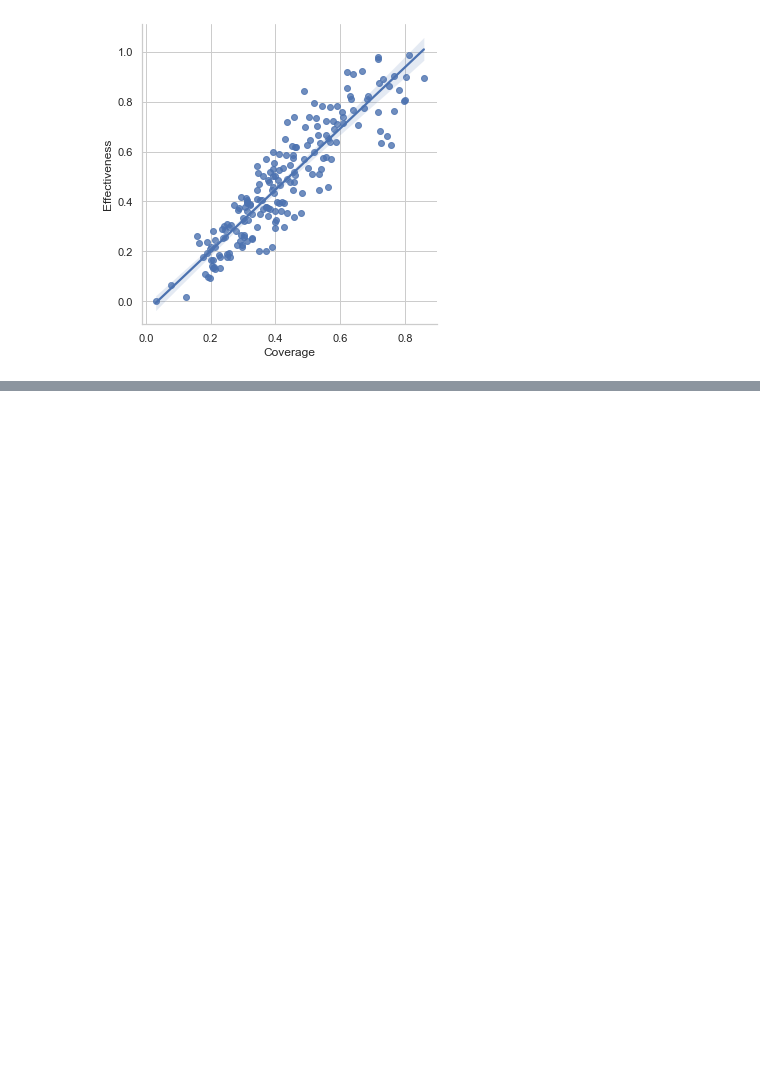
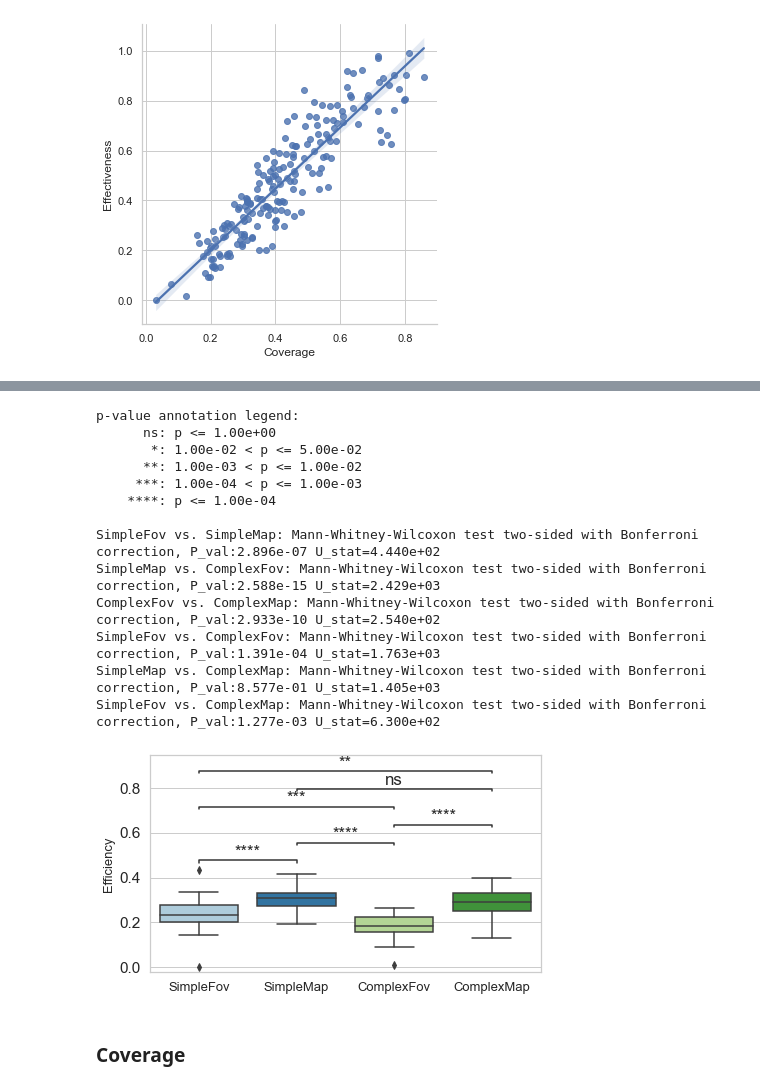
Before and after one commit to DDM-Lab/HumanExperimentMinimap, a Jupyter notebook: Analysis.ipynb, the cells around one changed output, grey strips where cells are left out. Saved outputs shown, nothing was run; the diff lists cells and outputs as text; code cells hidden in the pictures; blank space fills up the shorter version.

```diff
--- a/Analysis.ipynb
+++ b/Analysis.ipynb
@@ -902,0 +1052,51 @@ plt.savefig(f"{RES_DIR}/corr_effectiveness_coverage.png", bbox_inches='tight')
+# %%
+plotting_parameters = {
+    'data':    res,
+    'x':       'condition',
+    'y':       'percent',
+    'palette': sns.color_palette("Paired")[0:]
+}
+
+pairs = [('SimpleFov', 'SimpleMap'),
+         ('SimpleFov', 'ComplexFov'),
+         ('SimpleFov', 'ComplexMap'),
+         ('SimpleMap', 'ComplexFov'),
+         ('SimpleMap', 'ComplexMap'),
+         ('ComplexFov', 'ComplexMap')]
+
+
+with sns.plotting_context('notebook', font_scale = 1.4):
+    figsize = (7, 4)
+    fig, ax = plt.subplots(1, 1, figsize=figsize)
+
+    # Plot with seaborn
+    sns.boxplot(**plotting_parameters)
+
+    annotator = Annotator(ax, pairs, **plotting_parameters)
+
+    annotator.configure(test="Mann-Whitney", comparisons_correction="bonferroni")
+    _, corrected_results = annotator.apply_and_annotate()
+    ax.set_ylabel('Efficiency', fontsize=13)
+    ax.set_xlabel('')
+
+    _, xlabels = plt.xticks()
+    ax.set_xticklabels(xlabels, size=13)
+    plt.savefig(f"{RES_DIR}/efficiency-box-plot.png", bbox_inches='tight')
+    plt.show()
+# %% [output]
+p-value annotation legend:
+      ns: p <= 1.00e+00
+       *: 1.00e-02 < p <= 5.00e-02
+      **: 1.00e-03 < p <= 1.00e-02
+     ***: 1.00e-04 < p <= 1.00e-03
+    ****: p <= 1.00e-04
+
+SimpleFov vs. SimpleMap: Mann-Whitney-Wilcoxon test two-sided with Bonferroni correction, P_val:2.896e-07 U_stat=4.440e+02
+SimpleMap vs. ComplexFov: Mann-Whitney-Wilcoxon test two-sided with Bonferroni correction, P_val:2.588e-15 U_stat=2.429e+03
+ComplexFov vs. ComplexMap: Mann-Whitney-Wilcoxon test two-sided with Bonferroni correction, P_val:2.933e-10 U_stat=2.540e+02
+SimpleFov vs. ComplexFov: Mann-Whitney-Wilcoxon test two-sided with Bonferroni correction, P_val:1.391e-04 U_stat=1.763e+03
+SimpleMap vs. ComplexMap: Mann-Whitney-Wilcoxon test two-sided with Bonferroni correction, P_val:8.577e-01 U_stat=1.405e+03
+SimpleFov vs. ComplexMap: Mann-Whitney-Wilcoxon test two-sided with Bonferroni correction, P_val:1.277e-03 U_stat=6.300e+02
+[figure, added]
+# %% [markdown]
+### Coverage
```
Also changed, not shown: parts of 31 cells of this notebook, 8 other files.
